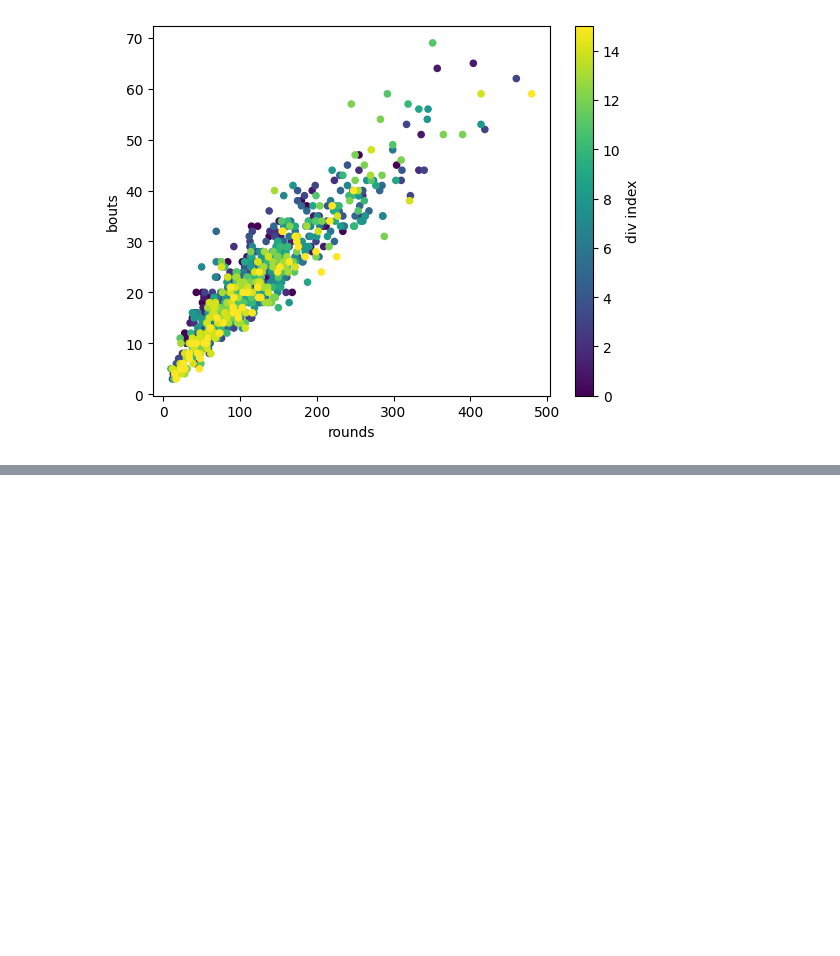
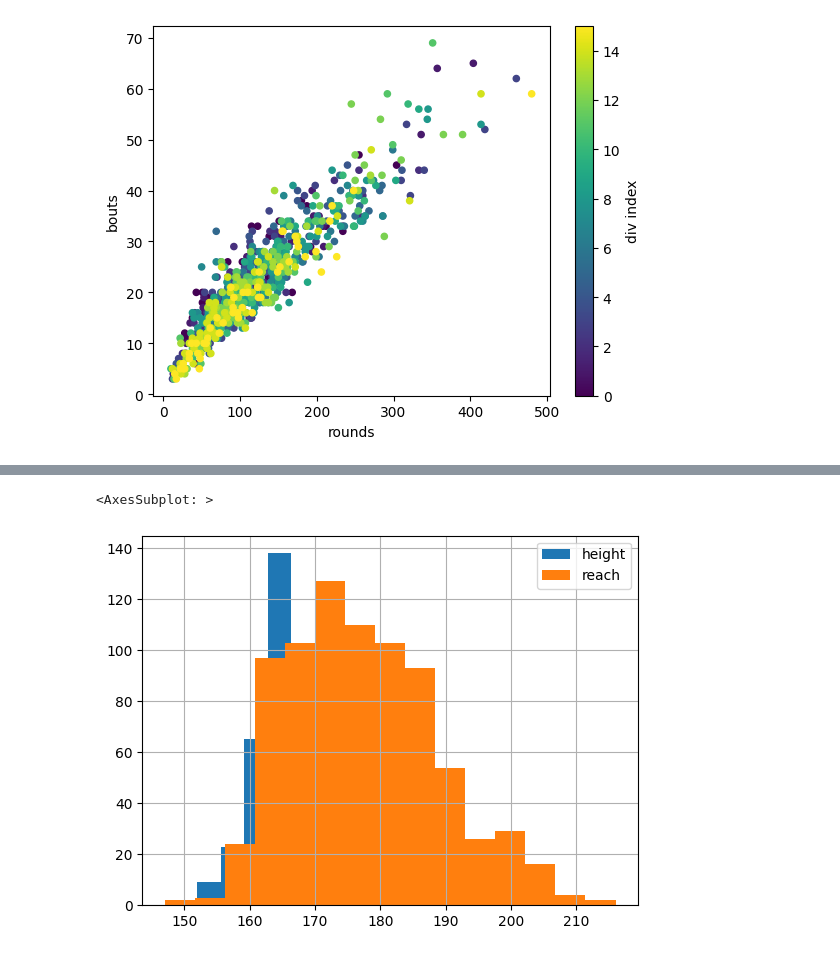
Before and after one commit to smbalf/boxrec-analysis, a Jupyter notebook: analysis.ipynb, the cells around one changed output, grey strips where cells are left out. Saved outputs shown, nothing was run; the diff lists cells and outputs as text; code cells hidden in the pictures; blank space fills up the shorter version.

```diff
--- a/analysis.ipynb
+++ b/analysis.ipynb
@@ -80,0 +112,6 @@ ds.plot.scatter(x='rounds', y='bouts', c='div index', colormap='viridis')
+# %%
+ds['height'].hist(bins=15, legend=True)
+ds['reach'].hist(bins=15, legend=True)
+# %% [output]
+<AxesSubplot: >
+[figure, added]
```
Also changed, not shown: parts of 4 cells of this notebook.
